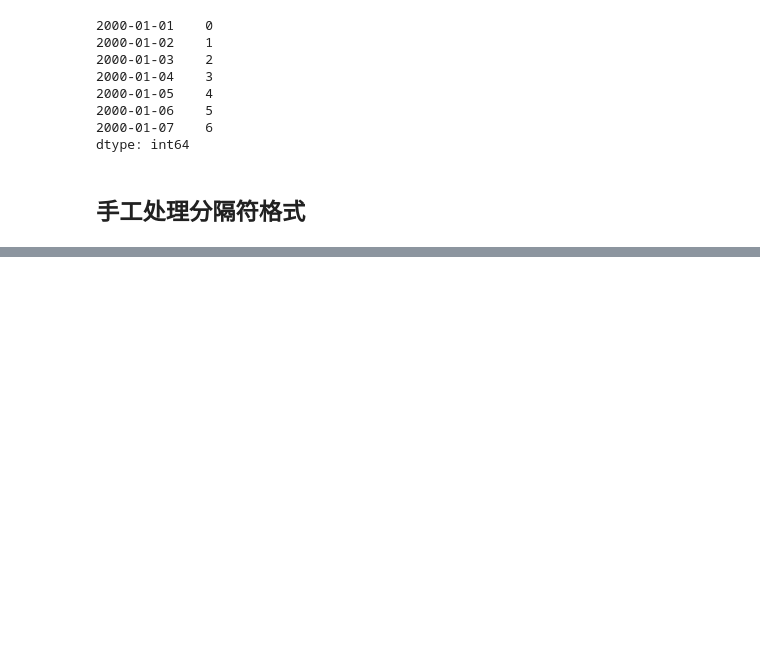
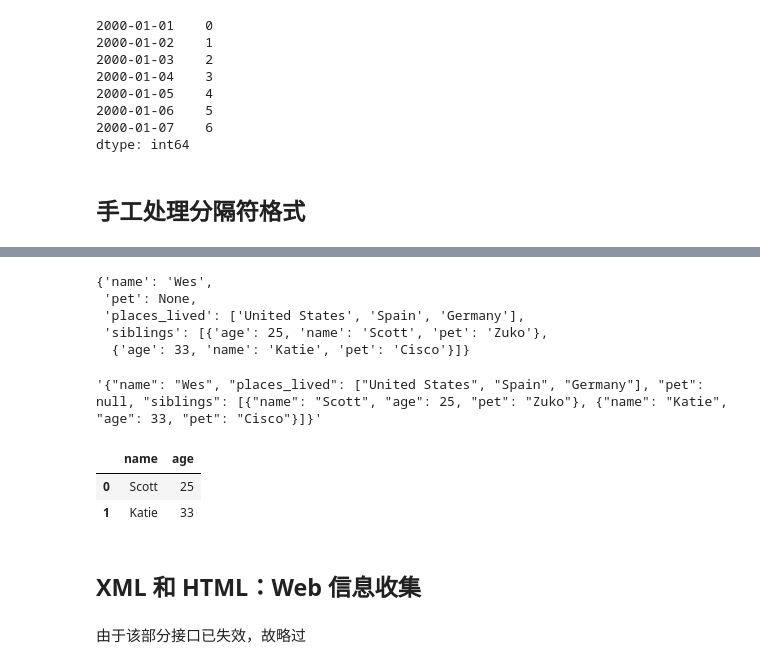
Before and after one commit to Haocodingisfun/Data_Analysis_and_Finance, a Jupyter notebook: Python_for_Data_Analysis/第6章_数据加载、存储与文件格式/第6章_数据加载、存储与文件格式_p162_p179.ipynb, the cells around one changed output, grey strips where cells are left out. Saved outputs shown, nothing was run; the diff lists cells and outputs as text; code cells hidden in the pictures; blank space fills up the shorter version.

```diff
--- a/Python_for_Data_Analysis/第6章_数据加载、存储与文件格式/第6章_数据加载、存储与文件格式_p162.ipynb
+++ b/Python_for_Data_Analysis/第6章_数据加载、存储与文件格式/第6章_数据加载、存储与文件格式_p162_p179.ipynb
@@ -349,0 +439,8 @@ dtype: int64
+# %%
+obj = """
+{"name": "Wes",
+"places_lived": ["United States", "Spain", "Germany"],
+"pet": null,
+"siblings": [{"name": "Scott", "age": 25, "pet": "Zuko"},
+                {"name": "Katie", "age": 33, "pet": "Cisco"}]}
+"""
@@ -349,0 +453,10 @@ dtype: int64
+# %%
+result = json.loads(obj)
+# %%
+result
+# %% [output]
+{'name': 'Wes',
+ 'pet': None,
+ 'places_lived': ['United States', 'Spain', 'Germany'],
+ 'siblings': [{'age': 25, 'name': 'Scott', 'pet': 'Zuko'},
+  {'age': 33, 'name': 'Katie', 'pet': 'Cisco'}]}
@@ -349,0 +465,4 @@ dtype: int64
+# %%
+asjson
+# %% [output]
+'{"name": "Wes", "places_lived": ["United States", "Spain", "Germany"], "pet": null, "siblings": [{"name": "Scott", "age": 25, "pet": "Zuko"}, {"name": "Katie", "age": 33, "pet": "Cisco"}]}'
@@ -349,0 +471,12 @@ dtype: int64
+# %%
+siblings = DataFrame(result['siblings'], columns=['name', 'age'])
+# %%
+siblings
+# %% [output]
+|  | name | age |
+| 0 | Scott | 25 |
+| 1 | Katie | 33 |
+# %% [markdown]
+##  XML 和 HTML：Web 信息收集
+# %% [markdown]
+由于该部分接口已失效，故略过
```
Also changed, not shown: parts of 18 cells of this notebook, 5 other files.
